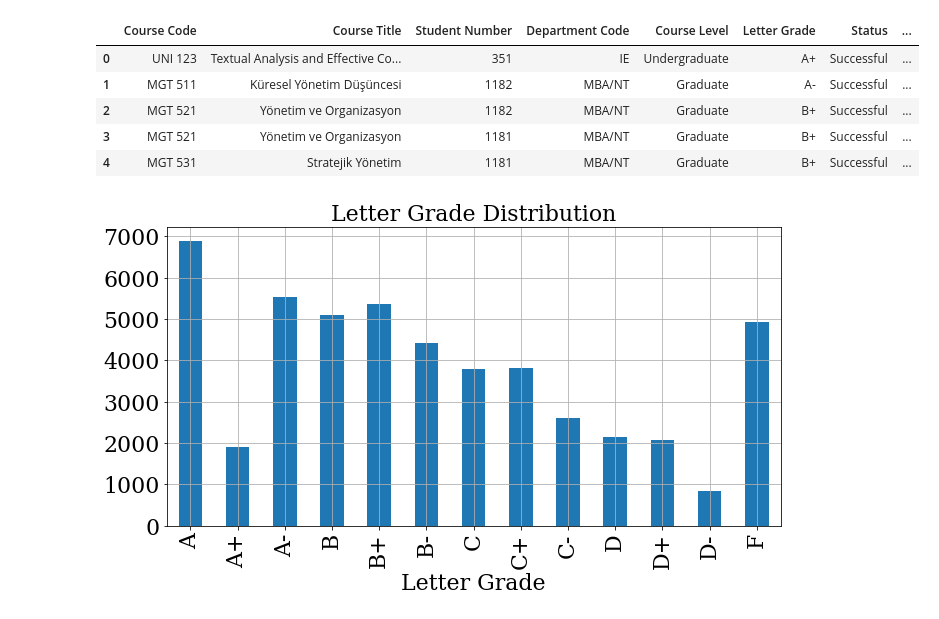
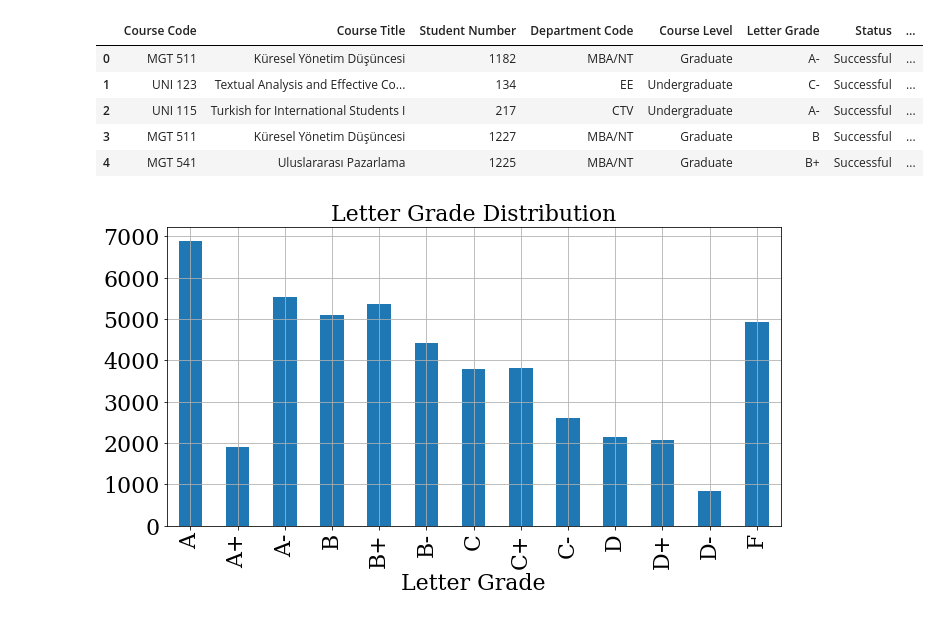
Before and after one commit to ali0jn/academic-success, a Jupyter notebook: experiments/baseline__regression.ipynb, the cells around one changed output. Saved outputs shown, nothing was run; the diff lists cells and outputs as text; code cells hidden in the pictures.

```diff
--- a/experiments/baseline__regression.ipynb
+++ b/experiments/baseline__regression.ipynb
@@ -13,15 +13,15 @@ from sklearn.linear_model import BayesianRidge, ARDRegression, Lasso, Ridge
 from sklearn.ensemble import BaggingRegressor, AdaBoostRegressor, RandomForestRegressor, GradientBoostingRegressor
 from sklearn.metrics import mean_squared_error, r2_score
 # %%
-df = pd.read_csv('processed_dataset.csv')
+df = pd.read_csv('../datasets/processed_dataset.csv')
 df.head()
 # %% [output]
 |  | Course Code | Course Title | Student Number | Department Code | Course Level | Letter Grade | Status | ... |
-| 0 | UNI 123 | Textual Analysis and Effective Co... | 351 | IE | Undergraduate | A+ | Successful | ... |
-| 1 | MGT 511 | Küresel Yönetim Düşüncesi | 1182 | MBA/NT | Graduate | A- | Successful | ... |
-| 2 | MGT 521 | Yönetim ve Organizasyon | 1182 | MBA/NT | Graduate | B+ | Successful | ... |
-| 3 | MGT 521 | Yönetim ve Organizasyon | 1181 | MBA/NT | Graduate | B+ | Successful | ... |
-| 4 | MGT 531 | Stratejik Yönetim | 1181 | MBA/NT | Graduate | B+ | Successful | ... |
+| 0 | MGT 511 | Küresel Yönetim Düşüncesi | 1182 | MBA/NT | Graduate | A- | Successful | ... |
+| 1 | UNI 123 | Textual Analysis and Effective Co... | 134 | EE | Undergraduate | C- | Successful | ... |
+| 2 | UNI 115 | Turkish for International Students I | 217 | CTV | Undergraduate | A- | Successful | ... |
+| 3 | MGT 511 | Küresel Yönetim Düşüncesi | 1227 | MBA/NT | Graduate | B | Successful | ... |
+| 4 | MGT 541 | Uluslararası Pazarlama | 1225 | MBA/NT | Graduate | B+ | Successful | ... |
 # %%
 df.drop([df.columns[0], df.columns[1], df.columns[2]], inplace=True, axis=1)   # dropping course details
 # %%
```
Also changed, not shown: parts of 12 cells of this notebook, 1 other file.
